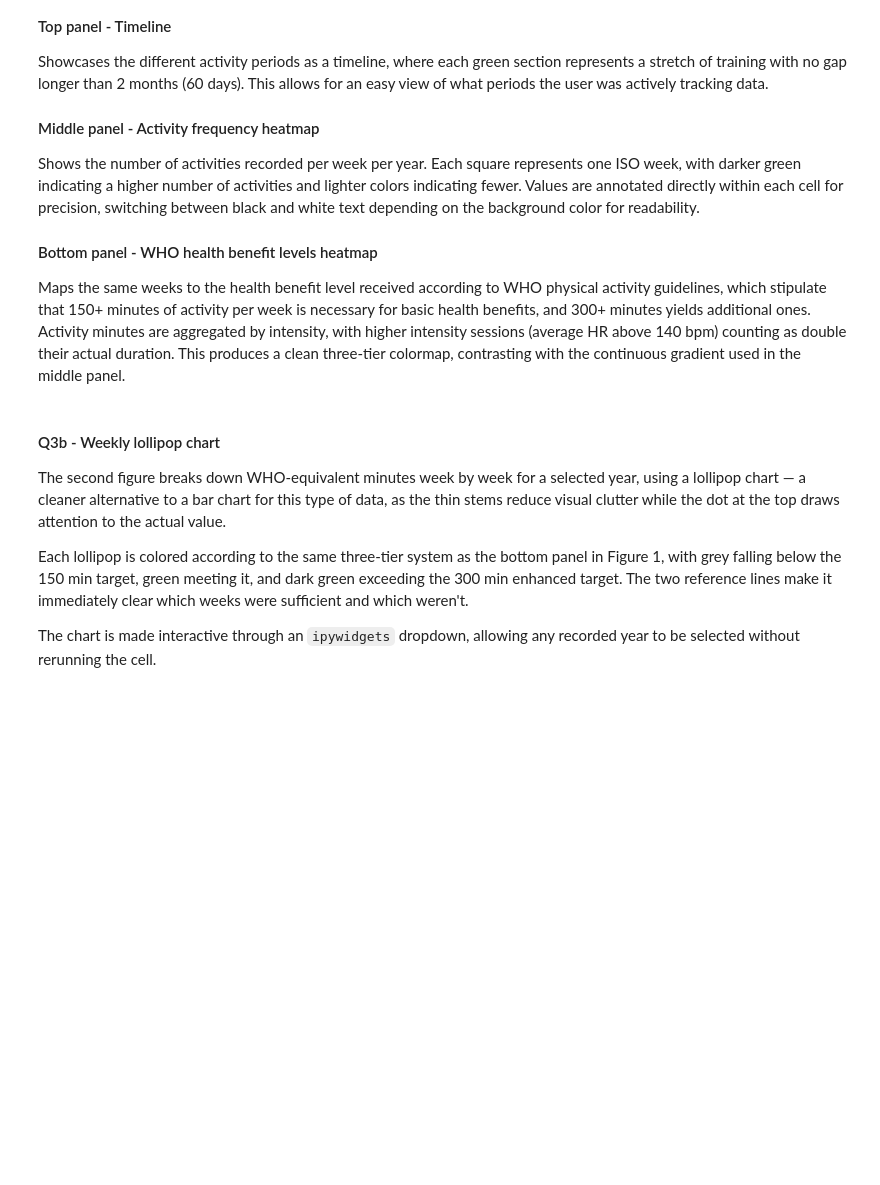
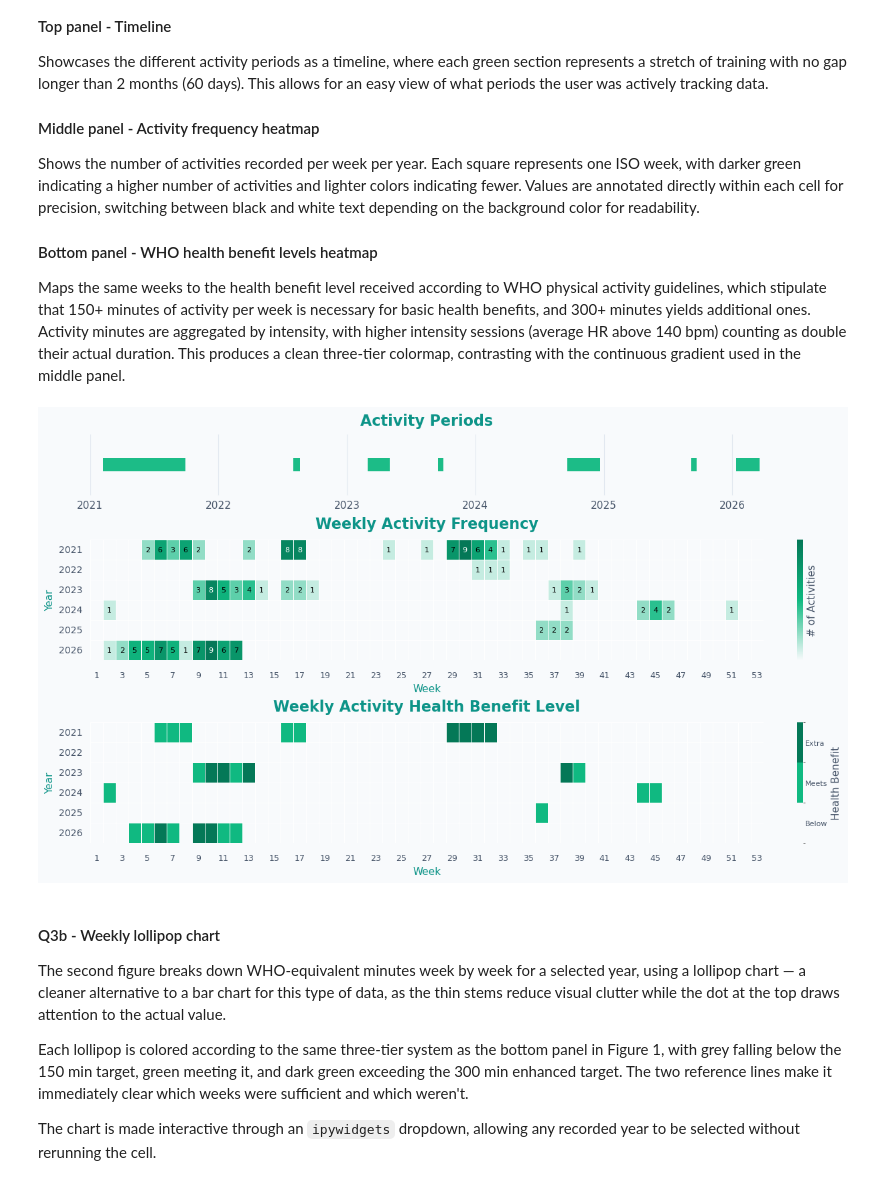
Before and after one commit to itzi97/DV_Python, a Jupyter notebook: data_viz_notebook.ipynb, the cells around one changed output. Drawn from its saved outputs; the diff is of its cells as text; code cells hidden in the pictures; blank space fills up the shorter version.

Commit message:
feat: Q2 charts simplified, added AI section

```diff
--- a/data_viz_notebook.ipynb
+++ b/data_viz_notebook.ipynb
@@ -33,15 +33,6 @@ import plotly.graph_objects as go
 import plotly.io as pio
 import ipywidgets as widgets
 from IPython.display import display
-# %%
-pio.renderers.default = "notebook_connected"
-plt.style.use("default")
-plt.rcParams.update({
-    "font.size": 11,
-    "axes.linewidth": 1.2,
-    "grid.linestyle": "--",
-    "grid.alpha": 0.3
-})
 # %% [markdown]
 ## 1. Reading the Data
 
@@ -636,7 +671,7 @@ periods = (
 periods["Duration"] = (periods["End"] - periods["Start"]).dt.days + 1
 
 # Colormaps
-greens = [COLORS["bg"], COLORS["success"], COLORS["deep_green"]]
+greens = [COLORS["bg"], COLORS["success"], COLORS["deepgreen"]]
 count_cmap = LinearSegmentedColormap.from_list("count", greens)
 
 who_cmap = ListedColormap(greens)
@@ -721,33 +756,35 @@ cbar1.outline.set_visible(False)
 cbar1.ax.yaxis.label.set_color(COLORS["text"])
 
 # Bottom heatmap: WHO levels
 hm2 = sns.heatmap(
     pivot_who,
     cmap=who_cmap,
     norm=who_norm,
     linewidths=0.6,
     linecolor="white",
     xticklabels=2,
     cbar=True,
     cbar_kws={"label": "Health Benefit"},
     ax=ax2
 )
 format_panel(ax2, "Weekly Activity Health Benefit Level")
 
 cbar2 = hm2.collections[0].colorbar
 cbar2.set_ticks(who_ticks)
 cbar2.set_ticklabels(["Below", "Meets", "Extra"])
 cbar2.ax.tick_params(length=0, colors=COLORS["text"], labelsize=8, pad=2)
 cbar2.outline.set_visible(False)
 cbar2.ax.yaxis.label.set_color(COLORS["text"])
 
 plt.savefig(
     "figures/q2_heatmap_overview.png",
     dpi=300,
     bbox_inches="tight",
     facecolor=COLORS["bg"]
 )
 plt.show()
+# %% [output]
+[figure, added]
 # %% [markdown]
 #### Q3b - Weekly lollipop chart
 
```
Also changed, not shown: parts of 8 cells of this notebook, 3 other files.
